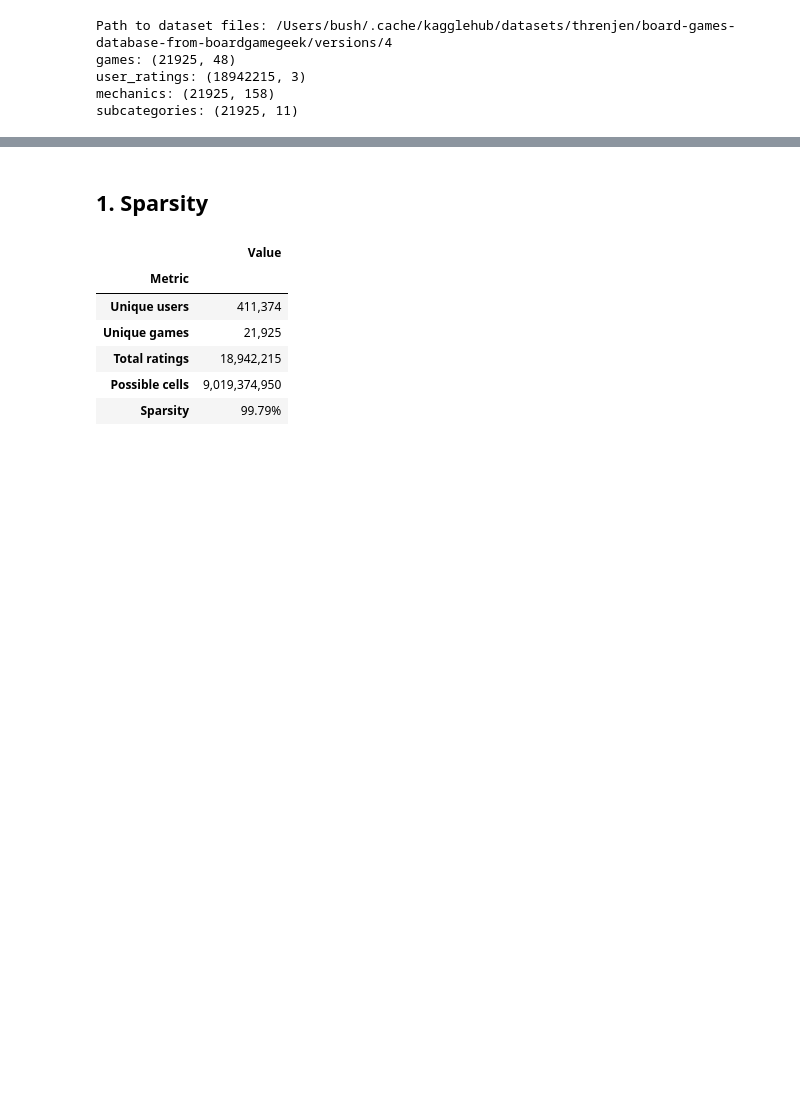
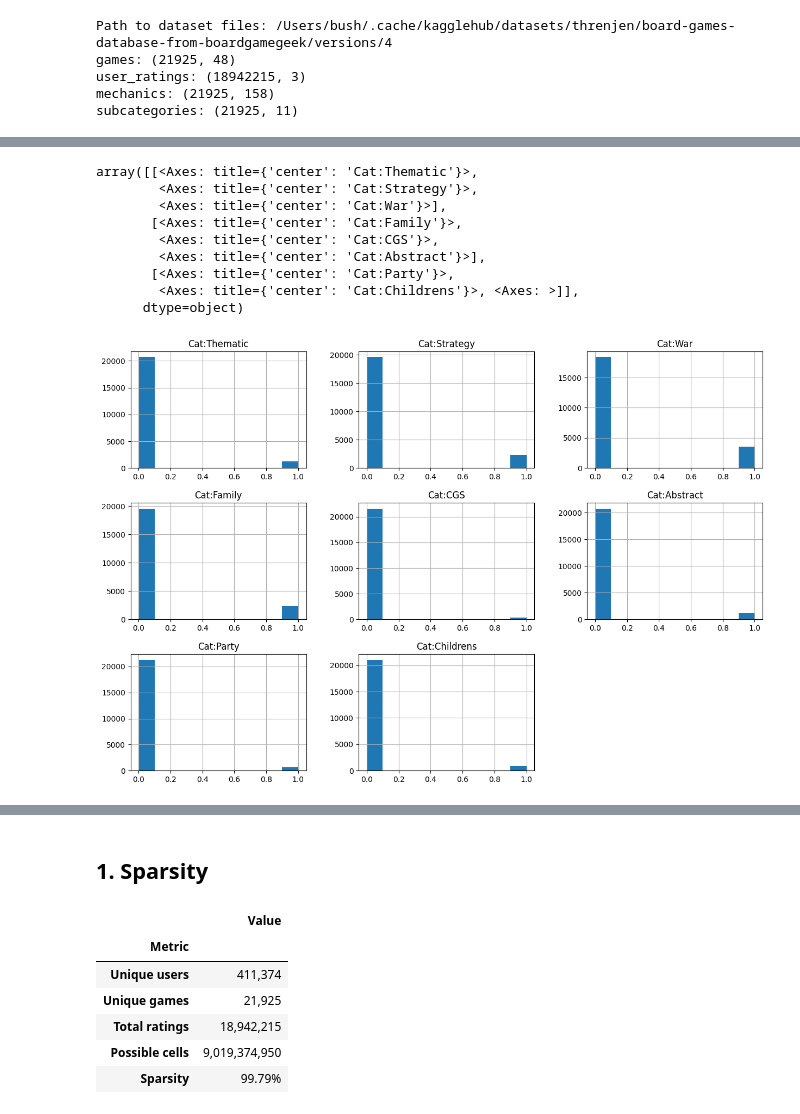
Before and after one commit to AnhVuong146/CMPE_256_game-recommender-system, a Jupyter notebook: Dataset_summary.ipynb, the cells around one changed output, grey strips where cells are left out. Cells and saved outputs as stored; diff of their text form; code cells hidden in the pictures; blank space fills up the shorter version.

```diff
--- a/Dataset_summary.ipynb
+++ b/Dataset_summary.ipynb
@@ -32,0 +168,14 @@ subcategories: (21925, 11)
+# %%
+games[['Cat:Thematic', 'Cat:Strategy', 'Cat:War', 'Cat:Family',
+       'Cat:CGS', 'Cat:Abstract', 'Cat:Party', 'Cat:Childrens']].hist(figsize=(15, 10))
+# %% [output]
+array([[<Axes: title={'center': 'Cat:Thematic'}>,
+        <Axes: title={'center': 'Cat:Strategy'}>,
+        <Axes: title={'center': 'Cat:War'}>],
+       [<Axes: title={'center': 'Cat:Family'}>,
+        <Axes: title={'center': 'Cat:CGS'}>,
+        <Axes: title={'center': 'Cat:Abstract'}>],
+       [<Axes: title={'center': 'Cat:Party'}>,
+        <Axes: title={'center': 'Cat:Childrens'}>, <Axes: >]],
+      dtype=object)
+[figure, added]
```
Also changed, not shown: parts of 30 cells of this notebook.
